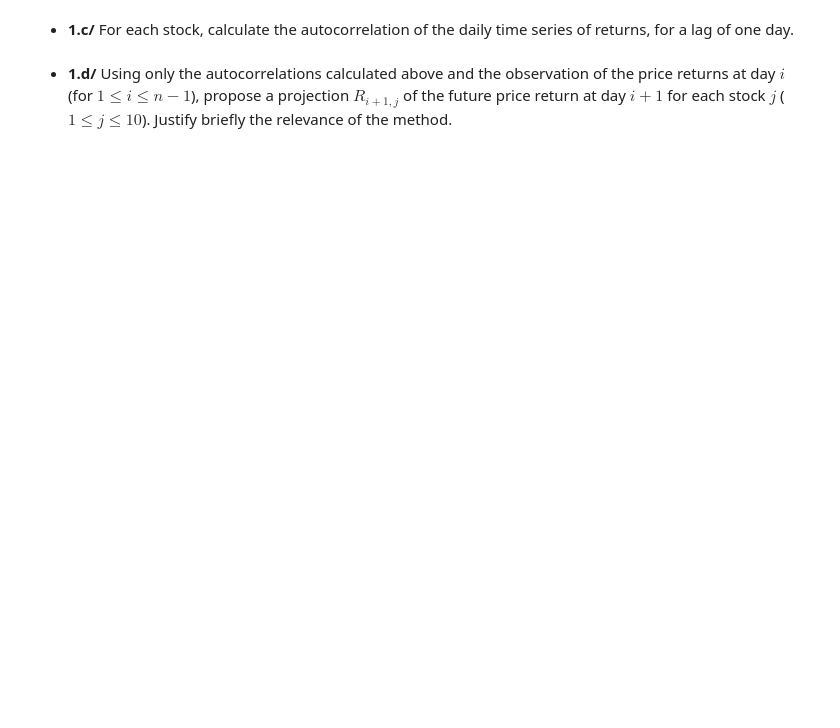
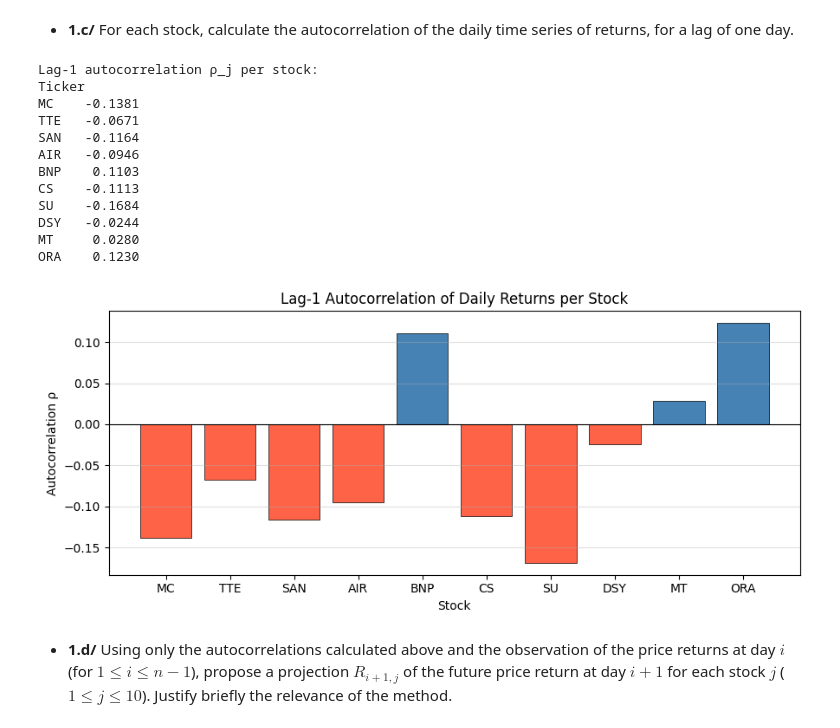
Before and after one commit to RaynorEtienn/NumericalProcessingOfFinancialData, a Jupyter notebook: Projects/Project_1/main.ipynb, the cells around one changed output. Saved outputs shown, nothing was run; the diff lists cells and outputs as text; code cells hidden in the pictures; blank space fills up the shorter version.

```diff
--- a/Projects/Project_1/main.ipynb
+++ b/Projects/Project_1/main.ipynb
@@ -92,0 +94,27 @@ plt.show()
+# %%
+# --- Ticker selection ---
+# We restrict to 10 CAC 40 stocks that are:
+#   (1) Liquid (all appear in the top half of the dataset by row count)
+#   (2) Diversified: one primary sector each, so no single theme dominates
+#
+# Ticker | Company             | Sector
+# -------|---------------------|----------------------------
+# MC     | LVMH                | Luxury goods
+# TTE    | TotalEnergies       | Energy
+# SAN    | Sanofi              | Healthcare / Pharma
+# AIR    | Airbus              | Aerospace / Defence
+# BNP    | BNP Paribas         | Banking
+# CS     | AXA                 | Insurance
+# SU     | Schneider Electric  | Industrial / Energy transition
+# DSY    | Dassault Systèmes   | Enterprise Software
+# MT     | ArcelorMittal       | Materials / Steel
+# ORA    | Orange              | Telecom (defensive, dividend)
+
+SELECTED_TICKERS = ["MC", "TTE", "SAN", "AIR", "BNP", "CS", "SU", "DSY", "MT", "ORA"]
+
+df_selected = df[df["Ticker"].isin(SELECTED_TICKERS)].copy()
+
+print(f"Selected tickers : {SELECTED_TICKERS}")
+print(f"Date range       : {df_selected['Dates'].min()} → {df_selected['Dates'].max()}")
+print("\nRow count per ticker (proxy for liquidity):")
+print(df_selected.groupby("Ticker").size().sort_values(ascending=False).to_string())
@@ -99,4 +238,36 @@ plt.show()
 # %% [markdown]
 * **1.c/** For each stock, calculate the autocorrelation of the daily time series of returns, for a lag of one day.
+# %%
+# 1.c — Lag-1 autocorrelation ρ_j of each stock's daily return series.
+
+autocorr = daily_returns.apply(lambda s: s.autocorr(lag=1))
+
+print("Lag-1 autocorrelation ρ_j per stock:")
+print(autocorr.round(4).to_string())
+
+fig, ax = plt.subplots(figsize=(9, 4))
+colors = ["steelblue" if v >= 0 else "tomato" for v in autocorr.values]
+ax.bar(autocorr.index, autocorr.values, color=colors, edgecolor="black", linewidth=0.5)
+ax.axhline(0, color="black", linewidth=0.8)
+ax.set_title("Lag-1 Autocorrelation of Daily Returns per Stock")
+ax.set_xlabel("Stock")
+ax.set_ylabel("Autocorrelation ρ")
+ax.grid(True, axis="y", alpha=0.4)
+plt.tight_layout()
+plt.show()
+# %% [output]
+Lag-1 autocorrelation ρ_j per stock:
+Ticker
+MC    -0.1381
+TTE   -0.0671
+SAN   -0.1164
+AIR   -0.0946
+BNP    0.1103
+CS    -0.1113
+SU    -0.1684
+DSY   -0.0244
+MT     0.0280
+ORA    0.1230
+[figure, added]
 # %% [markdown]
 * **1.d/** Using only the autocorrelations calculated above and the observation of the price returns at day $i$ (for $1\leq i\leq n-1$), propose a projection $R_{i+1,j}$ of the future price return at day $i+1$ for each stock $j$ ($1\leq j\leq 10$). Justify briefly the relevance of the method.
```
Also changed, not shown: parts of 14 cells of this notebook, 1 other file.
